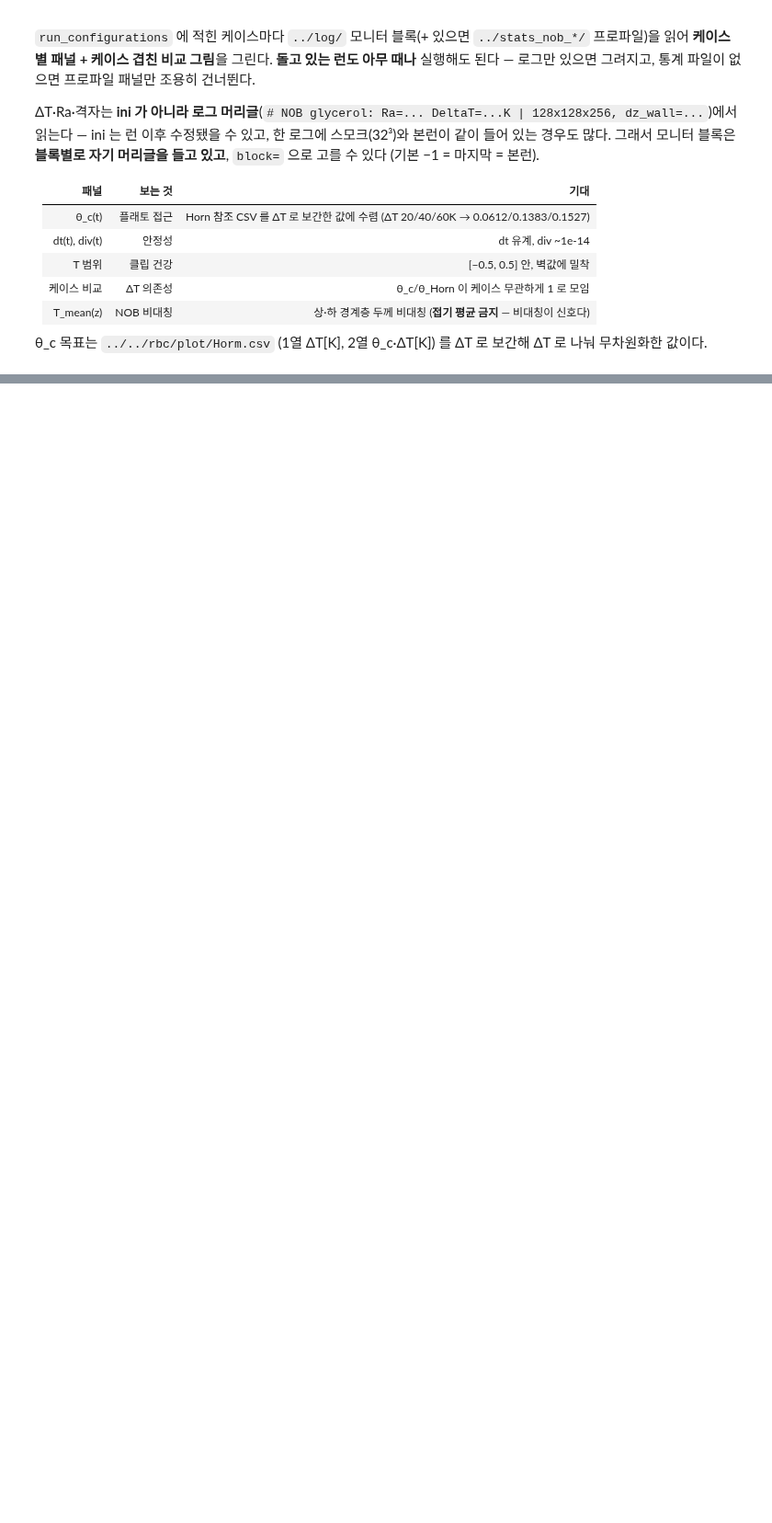
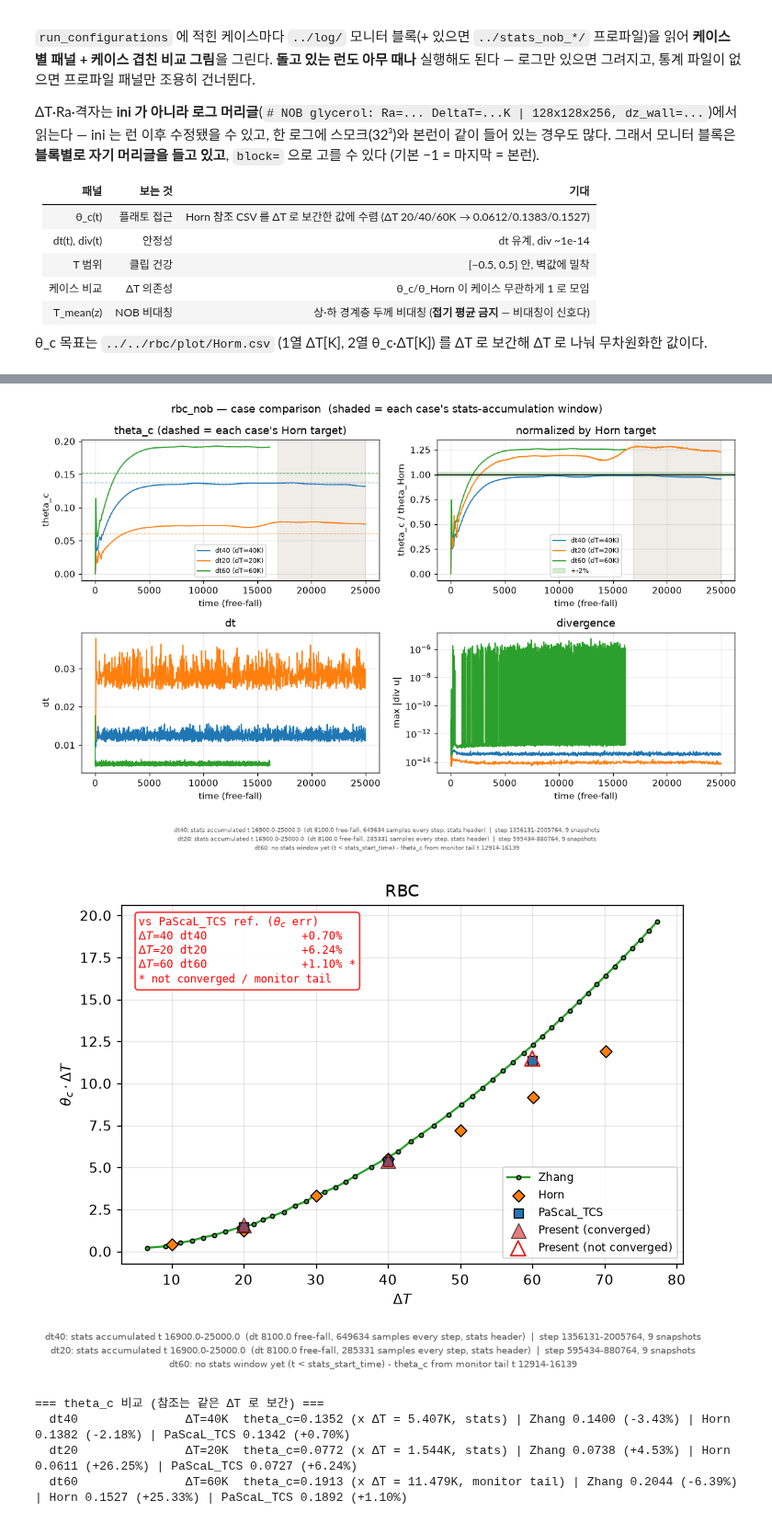
Before and after one commit to dontempty/MPM-STD_C, a Jupyter notebook: apps/rbc_nob/plot/plot_rbc_nob.ipynb, the cells around one changed output, grey strips where cells are left out. Shown at 92% size. Cells and saved outputs as stored; diff of their text form; code cells hidden in the pictures; blank space fills up the shorter version.

```diff
--- a/apps/rbc_nob/plot/plot_rbc_nob.ipynb
+++ b/apps/rbc_nob/plot/plot_rbc_nob.ipynb
@@ -393,7 +421,7 @@ plt.show()
 #   Present 는 빨간 삼각형: 채움 = 플래토, 빈 것 = 아직 수렴 전.
 #   θ_c 는 통계 파일 헤더(시간평균 미드플레인 — main.cpp:360 sum_theta_c)가 정본이고,
 #   통계 전이면 모니터 최근 20% 평균을 대신 쓴다 (그래서 빈 삼각형).
-ERROR_REFERENCE = "Horn"      # 그림 안 빨간 상자의 기준 ("PaScaL_TCS" / "Zhang" 도 가능)
+ERROR_REFERENCE = "PaScaL_TCS"      # 그림 안 빨간 상자의 기준 ("PaScaL_TCS" / "Zhang" 도 가능)
 
 reference_files = [("Zhang", "zhang.csv", "tab:green", "o"),
                    ("Horn", "Horm.csv", "tab:orange", "D"),
@@ -458,33 +486,40 @@ if ERROR_REFERENCE in reference_curves and fig9_runs:
     error_lines = [rf"vs {ERROR_REFERENCE} ref. ($\theta_c$ err)"]
     for run in fig9_runs:
         target = reference_theta_c(ERROR_REFERENCE, run["delta_temperature"])
         error = (run["theta_c_present"] / target - 1) * 100
         flag = "" if run["profile"] is not None and run["plateau"] else " *"
         error_lines.append(rf"$\Delta T$={run['delta_temperature']:g} "
                            f"{run['label'][:16]:16s}{error:+7.2f}%{flag}")
     if any(not (r["profile"] is not None and r["plateau"]) for r in fig9_runs):
         error_lines.append("* not converged / monitor tail")
     axis.text(0.03, 0.97, "\n".join(error_lines), transform=axis.transAxes,
               color="red", fontsize=8, va="top", ha="left", family="monospace",
               bbox=dict(boxstyle="round", facecolor="white", edgecolor="red",
                         alpha=0.85))
 
 figure.tight_layout(rect=(0, 0.02 + 0.027 * len(fig9_runs), 1, 1))
 annotate_windows(figure, fig9_runs, fontsize=6.5)
 # figure.savefig("fig9_theta_c_cases.png", dpi=150)
 plt.show()
 
 print("=== theta_c 비교 (참조는 같은 ΔT 로 보간) ===")
 for run in fig9_runs:
     parts = [f"{run['label']:18s} ΔT={run['delta_temperature']:g}K  "
              f"theta_c={run['theta_c_present']:.4f} "
              f"(x ΔT = {run['theta_c_present'] * run['delta_temperature']:.3f}K, "
              f"{run['theta_c_source']})"]
     for name in reference_curves:
         target = reference_theta_c(name, run["delta_temperature"])
         parts.append(f"{name} {target:.4f} "
                      f"({100 * (run['theta_c_present'] / target - 1):+.2f}%)")
     print("  " + " | ".join(parts))
+# %% [output]
+[figure, added]
+[figure, added]
+=== theta_c 비교 (참조는 같은 ΔT 로 보간) ===
+  dt40               ΔT=40K  theta_c=0.1352 (x ΔT = 5.407K, stats) | Zhang 0.1400 (-3.43%) | Horn 0.1382 (-2.18%) | PaScaL_TCS 0.1342 (+0.70%)
+  dt20               ΔT=20K  theta_c=0.0772 (x ΔT = 1.544K, stats) | Zhang 0.0738 (+4.53%) | Horn 0.0611 (+26.25%) | PaScaL_TCS 0.0727 (+6.24%)
+  dt60               ΔT=60K  theta_c=0.1913 (x ΔT = 11.479K, monitor tail) | Zhang 0.2044 (-6.39%) | Horn 0.1527 (+25.33%) | PaScaL_TCS 0.1892 (+1.10%)
 # %%
 # 통계 프로파일 — 케이스마다 T_mean(z)·w_rms·wT, 그리고 케이스 겹친 T_mean(z).
 # NOB 신호는 상·하 비대칭이므로 **접기 평균 금지**.
```
Also changed, not shown: parts of 3 cells of this notebook, 23 other files.
